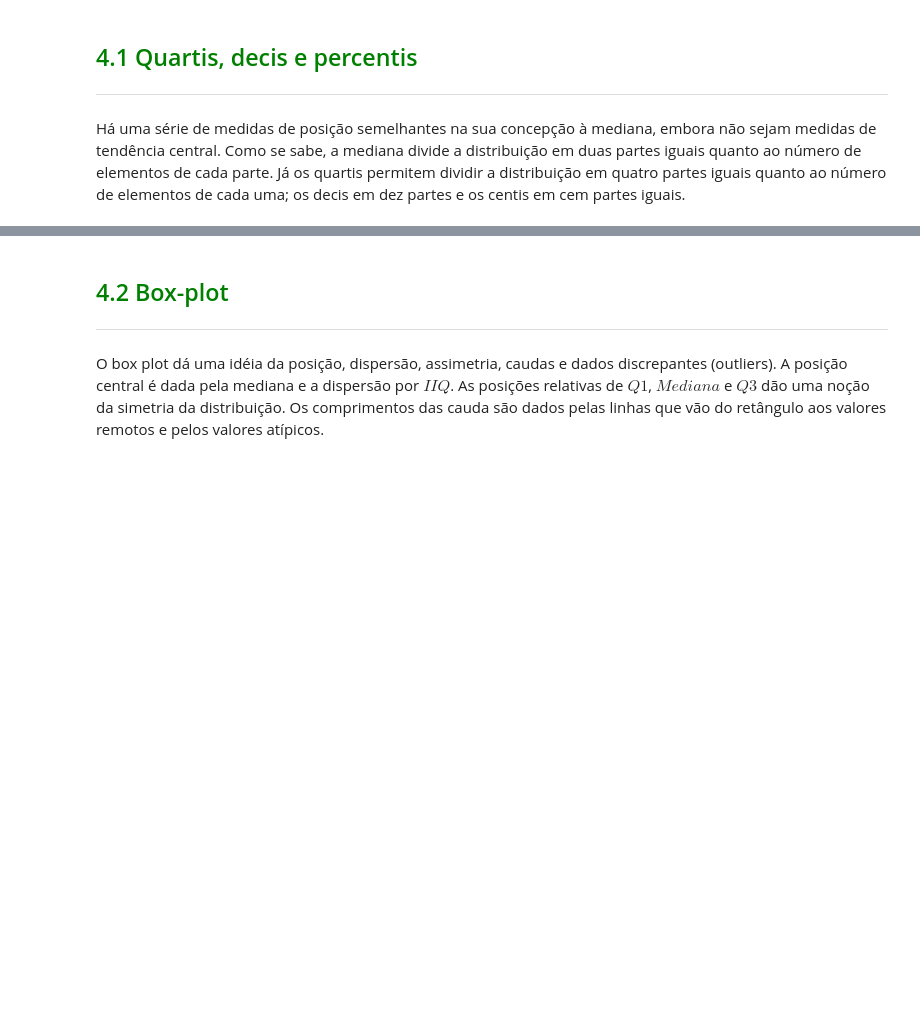
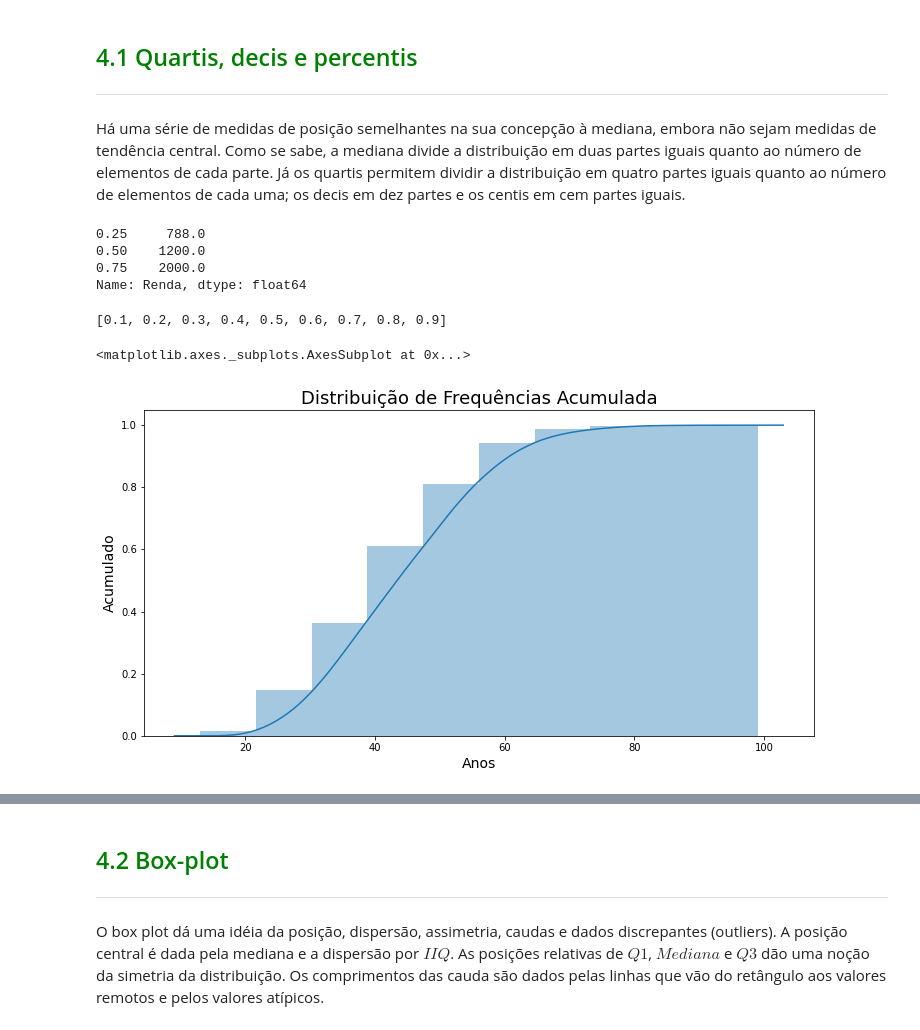
Before and after one commit to undevalmeida/Python, a Jupyter notebook: Estatística com Python/Frequência e Medidas/Curso_de_Estatística_Parte_1.ipynb, the cells around one changed output, grey strips where cells are left out. Cells and saved outputs as stored; diff of their text form; code cells hidden in the pictures; blank space fills up the shorter version.

```diff
--- a/Estatística com Python/Frequência e Medidas/Curso_de_Estatística_Parte_1.ipynb
+++ b/Estatística com Python/Frequência e Medidas/Curso_de_Estatística_Parte_1.ipynb
@@ -901,3 +901,14 @@ True
 ***
 
 Há uma série de medidas de posição semelhantes na sua concepção à mediana, embora não sejam medidas de tendência central. Como se sabe, a mediana divide a distribuição em duas partes iguais quanto ao número de elementos de cada parte. Já os quartis permitem dividir a distribuição em quatro partes iguais quanto ao número de elementos de cada uma; os decis em dez partes e os centis em cem partes iguais.
+# %%
+dados['Renda'].quantile([0.25, 0.50, 0.75])
+# %% [output]
+0.25     788.0
+0.50    1200.0
+0.75    2000.0
+Name: Renda, dtype: float64
+# %%
+[i / 10 for i in range(1, 10)]
+# %% [output]
+[0.1, 0.2, 0.3, 0.4, 0.5, 0.6, 0.7, 0.8, 0.9]
@@ -903,0 +917,13 @@ Há uma série de medidas de posição semelhantes na sua concepção à mediana
+# %%
+ax = sns.distplot(dados['Idade'],
+                  hist_kws = {'cumulative': True},
+                  kde_kws = {'cumulative': True},
+                  bins = 10)
+ax.figure.set_size_inches(12, 6)
+ax.set_title('Distribuição de Frequências Acumulada', fontsize = 18)
+ax.set_ylabel('Acumulado', fontsize=14)
+ax.set_xlabel('Anos', fontsize=14)
+ax
+# %% [output]
+<matplotlib.axes._subplots.AxesSubplot at 0x...>
+[figure, added]
```
Also changed, not shown: parts of 2 cells of this notebook.
